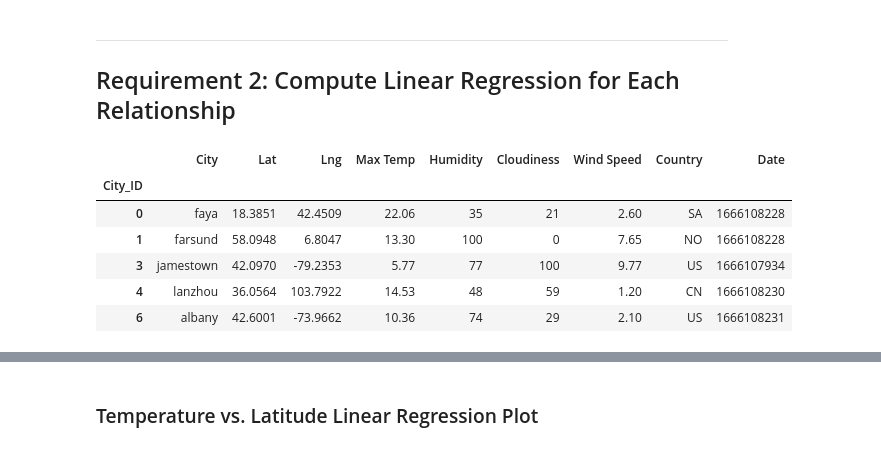
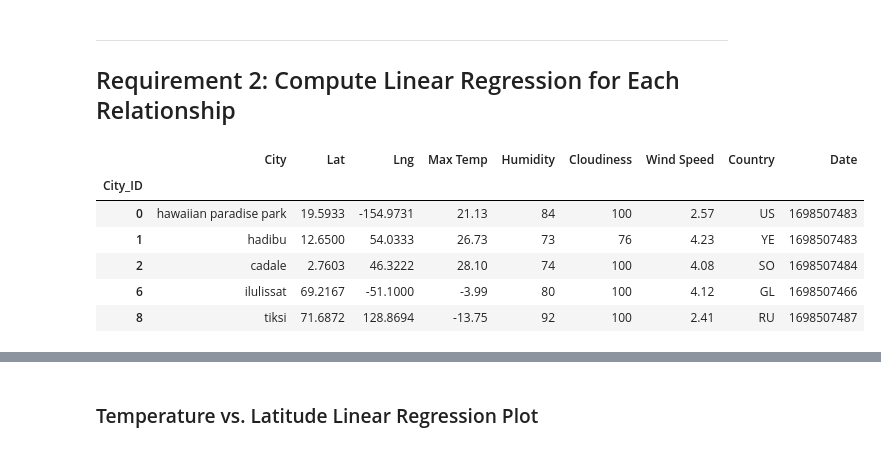
Before and after one commit to Geysha07/python-api-challenge, a Jupyter notebook: WeatherPy/Starter_Code/WeatherPy.ipynb, the cells around one changed output, grey strips where cells are left out. Drawn from its saved outputs; the diff is of its cells as text; code cells hidden in the pictures.

```diff
--- a/WeatherPy/Starter_Code/WeatherPy.ipynb
+++ b/WeatherPy/Starter_Code/WeatherPy.ipynb
@@ -271,17 +271,17 @@ plt.show()
 # YOUR CODE HERE
 # %%
 # Create a DataFrame with the Northern Hemisphere data (Latitude >= 0)
-# YOUR CODE HERE
+northern_hemi_df = city_data_df[city_data_df["Lat"] >=0]
 
 # Display sample data
 northern_hemi_df.head()
 # %% [output]
 |  | City | Lat | Lng | Max Temp | Humidity | Cloudiness | Wind Speed | Country | Date |
 | City_ID |  |  |  |  |  |  |  |  |  |
-| 0 | faya | 18.3851 | 42.4509 | 22.06 | 35 | 21 | 2.60 | SA | 1666108228 |
-| 1 | farsund | 58.0948 | 6.8047 | 13.30 | 100 | 0 | 7.65 | NO | 1666108228 |
-| 3 | jamestown | 42.0970 | -79.2353 | 5.77 | 77 | 100 | 9.77 | US | 1666107934 |
-| 4 | lanzhou | 36.0564 | 103.7922 | 14.53 | 48 | 59 | 1.20 | CN | 1666108230 |
-| 6 | albany | 42.6001 | -73.9662 | 10.36 | 74 | 29 | 2.10 | US | 1666108231 |
+| 0 | hawaiian paradise park | 19.5933 | -154.9731 | 21.13 | 84 | 100 | 2.57 | US | 1698507483 |
+| 1 | hadibu | 12.6500 | 54.0333 | 26.73 | 73 | 76 | 4.23 | YE | 1698507483 |
+| 2 | cadale | 2.7603 | 46.3222 | 28.10 | 74 | 100 | 4.08 | SO | 1698507484 |
+| 6 | ilulissat | 69.2167 | -51.1000 | -3.99 | 80 | 100 | 4.12 | GL | 1698507466 |
+| 8 | tiksi | 71.6872 | 128.8694 | -13.75 | 92 | 100 | 2.41 | RU | 1698507487 |
 # %%
 # Create a DataFrame with the Southern Hemisphere data (Latitude < 0)
```
Also changed, not shown: parts of 1 cell of this notebook.
